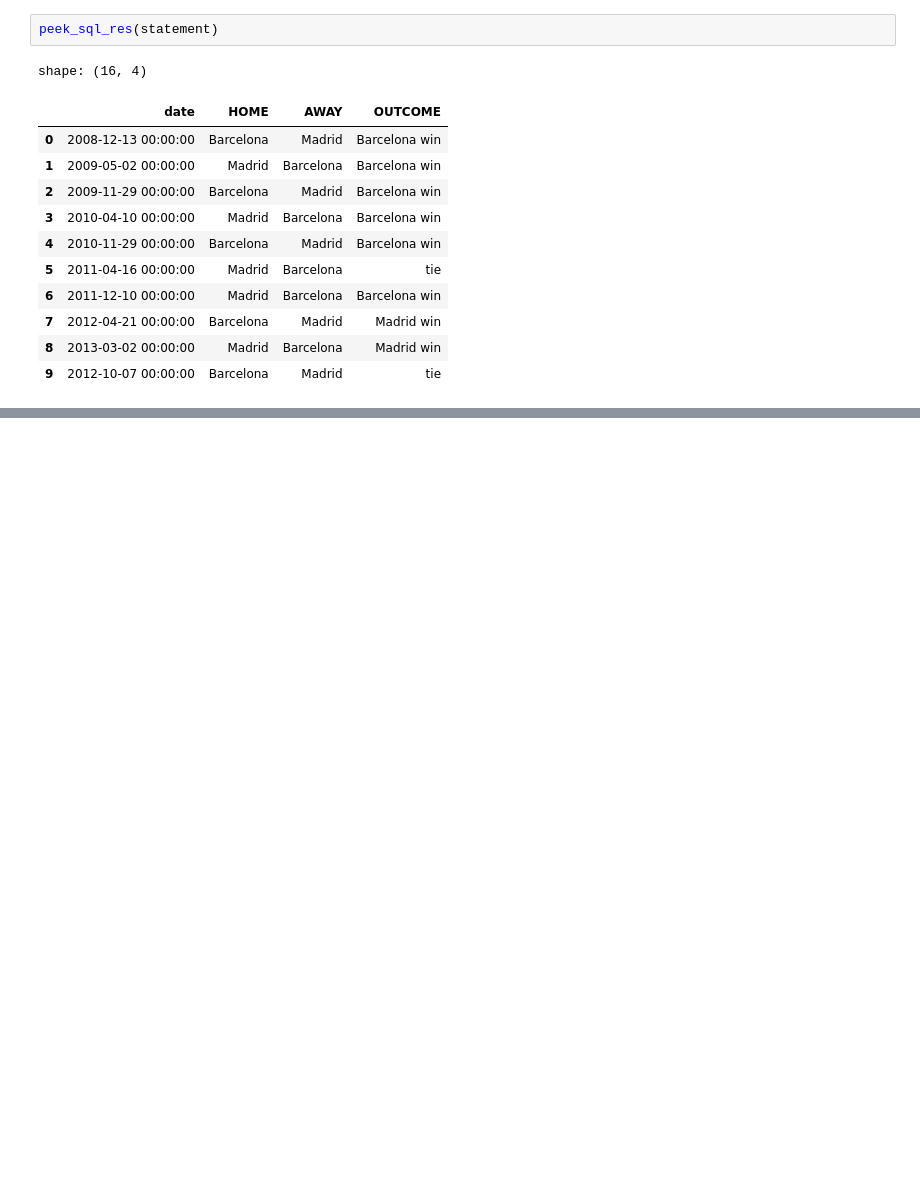
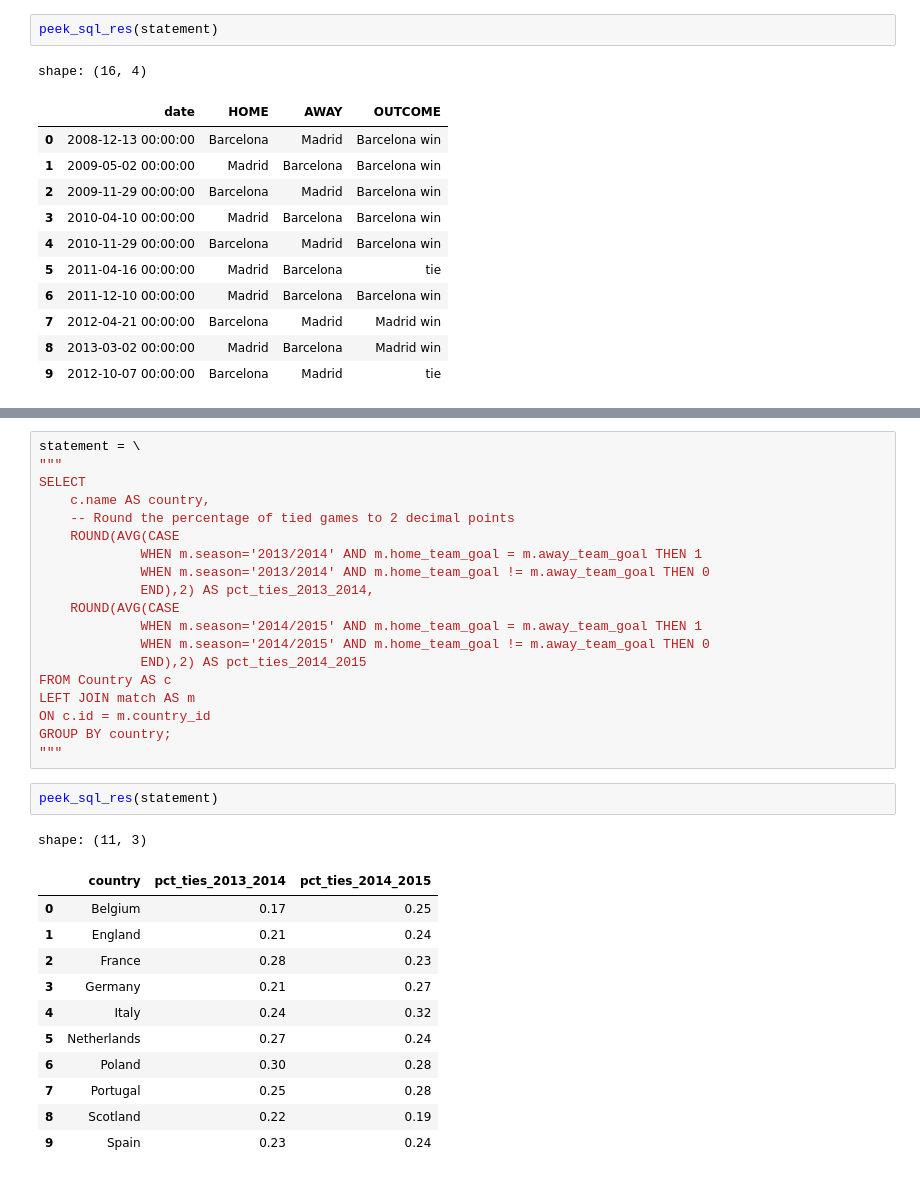
Before and after one commit to noproblem-james/datascience_topics, a Jupyter notebook: topics/data_eng/sql/intermediate_sql.ipynb, the cells around one changed output, grey strips where cells are left out. Saved outputs shown, nothing was run; the diff lists cells and outputs as text; blank space fills up the shorter version.

```diff
--- a/topics/data_eng/sql/intermediate_sql.ipynb
+++ b/topics/data_eng/sql/intermediate_sql.ipynb
@@ -239,0 +328,34 @@ shape: (16, 4)
+# %%
+statement = \
+"""
+SELECT
+    c.name AS country,
+    -- Round the percentage of tied games to 2 decimal points
+    ROUND(AVG(CASE
+             WHEN m.season='2013/2014' AND m.home_team_goal = m.away_team_goal THEN 1
+             WHEN m.season='2013/2014' AND m.home_team_goal != m.away_team_goal THEN 0
+             END),2) AS pct_ties_2013_2014,
+    ROUND(AVG(CASE
+             WHEN m.season='2014/2015' AND m.home_team_goal = m.away_team_goal THEN 1
+             WHEN m.season='2014/2015' AND m.home_team_goal != m.away_team_goal THEN 0
+             END),2) AS pct_ties_2014_2015
+FROM Country AS c
+LEFT JOIN match AS m
+ON c.id = m.country_id
+GROUP BY country;
+"""
+# %%
+peek_sql_res(statement)
+# %% [output]
+shape: (11, 3)
+|  | country | pct_ties_2013_2014 | pct_ties_2014_2015 |
+| 0 | Belgium | 0.17 | 0.25 |
+| 1 | England | 0.21 | 0.24 |
+| 2 | France | 0.28 | 0.23 |
+| 3 | Germany | 0.21 | 0.27 |
+| 4 | Italy | 0.24 | 0.32 |
+| 5 | Netherlands | 0.27 | 0.24 |
+| 6 | Poland | 0.30 | 0.28 |
+| 7 | Portugal | 0.25 | 0.28 |
+| 8 | Scotland | 0.22 | 0.19 |
+| 9 | Spain | 0.23 | 0.24 |
```
Also changed, not shown: parts of 11 cells of this notebook.
